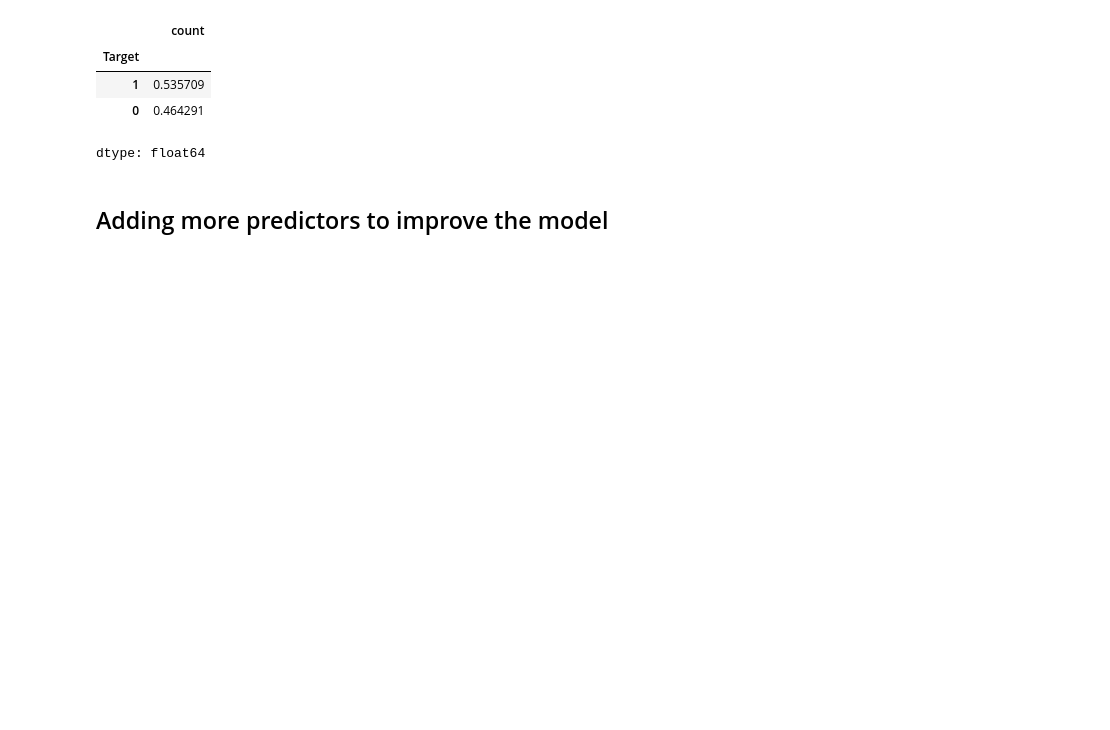
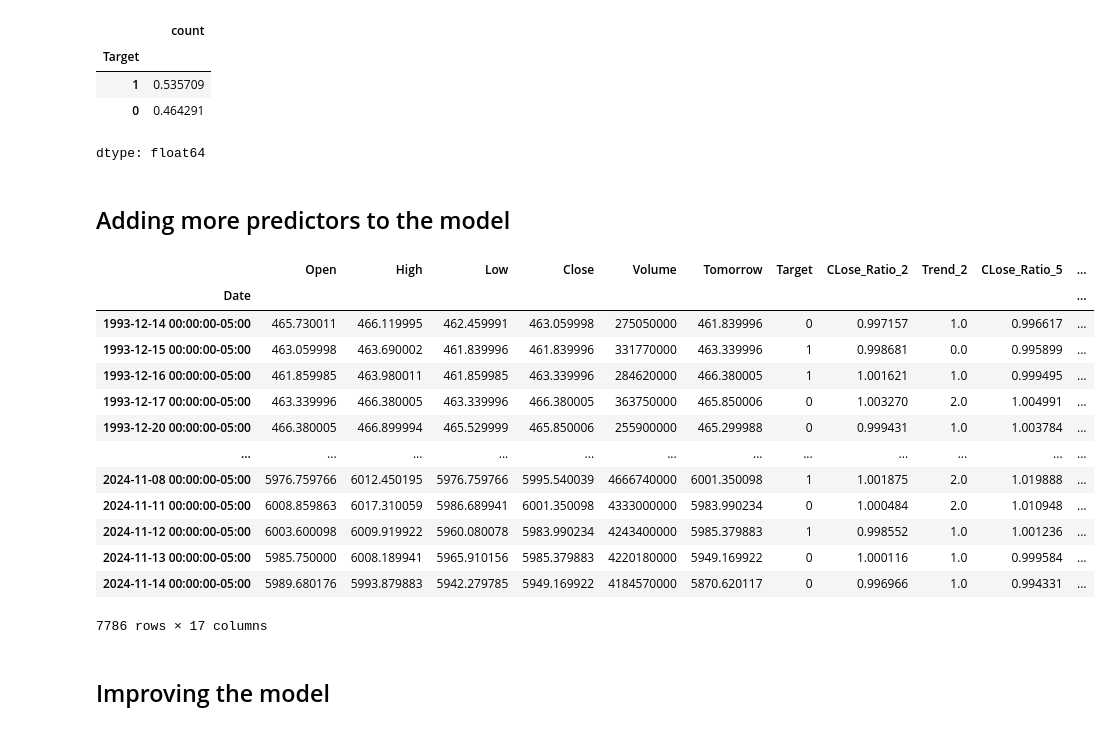
Before and after one commit to mayank1365/s-p-stock-predictor, a Jupyter notebook: Stock_predictor.ipynb, the cells around one changed output. Cells and saved outputs as stored; diff of their text form; code cells hidden in the pictures; blank space fills up the shorter version.

Commit message:
modified model

```diff
--- a/Stock_predictor.ipynb
+++ b/Stock_predictor.ipynb
@@ -201,4 +201,4 @@ predictions["Target"].value_counts() / predictions.shape[0]
 | 0 | 0.464291 |
 dtype: float64
 # %% [markdown]
-## Adding more predictors to improve the model
+## Adding more predictors to the model
@@ -206,0 +205,35 @@ horizons = [2,5,60,250,1000]  # Each number represnets number of days from today
+# %%
+horizons = [2,5,60,250,1000]  # Each number represnets number of days from today
+
+new_predictors = []
+for i in horizons:
+  rolling_average = sp500.rolling(i).mean()
+
+  ration_column = f"CLose_Ratio_{i}"
+  sp500[ration_column] = sp500["Close"] / rolling_average["Close"]
+
+  trend_column = f"Trend_{i}"
+  sp500[trend_column] = sp500.shift(1).rolling(i).sum()["Target"]
+
+  new_predictors += [ration_column , trend_column]
+# %%
+sp500 = sp500.dropna()
+# %%
+sp500
+# %% [output]
+|  | Open | High | Low | Close | Volume | Tomorrow | Target | CLose_Ratio_2 | Trend_2 | CLose_Ratio_5 | ... |
+| Date |  |  |  |  |  |  |  |  |  |  | ... |
+| 1993-12-14 00:00:00-05:00 | 465.730011 | 466.119995 | 462.459991 | 463.059998 | 275050000 | 461.839996 | 0 | 0.997157 | 1.0 | 0.996617 | ... |
+| 1993-12-15 00:00:00-05:00 | 463.059998 | 463.690002 | 461.839996 | 461.839996 | 331770000 | 463.339996 | 1 | 0.998681 | 0.0 | 0.995899 | ... |
+| 1993-12-16 00:00:00-05:00 | 461.859985 | 463.980011 | 461.859985 | 463.339996 | 284620000 | 466.380005 | 1 | 1.001621 | 1.0 | 0.999495 | ... |
+| 1993-12-17 00:00:00-05:00 | 463.339996 | 466.380005 | 463.339996 | 466.380005 | 363750000 | 465.850006 | 0 | 1.003270 | 2.0 | 1.004991 | ... |
+| 1993-12-20 00:00:00-05:00 | 466.380005 | 466.899994 | 465.529999 | 465.850006 | 255900000 | 465.299988 | 0 | 0.999431 | 1.0 | 1.003784 | ... |
+| ... | ... | ... | ... | ... | ... | ... | ... | ... | ... | ... | ... |
+| 2024-11-08 00:00:00-05:00 | 5976.759766 | 6012.450195 | 5976.759766 | 5995.540039 | 4666740000 | 6001.350098 | 1 | 1.001875 | 2.0 | 1.019888 | ... |
+| 2024-11-11 00:00:00-05:00 | 6008.859863 | 6017.310059 | 5986.689941 | 6001.350098 | 4333000000 | 5983.990234 | 0 | 1.000484 | 2.0 | 1.010948 | ... |
+| 2024-11-12 00:00:00-05:00 | 6003.600098 | 6009.919922 | 5960.080078 | 5983.990234 | 4243400000 | 5985.379883 | 1 | 0.998552 | 1.0 | 1.001236 | ... |
+| 2024-11-13 00:00:00-05:00 | 5985.750000 | 6008.189941 | 5965.910156 | 5985.379883 | 4220180000 | 5949.169922 | 0 | 1.000116 | 1.0 | 0.999584 | ... |
+| 2024-11-14 00:00:00-05:00 | 5989.680176 | 5993.879883 | 5942.279785 | 5949.169922 | 4184570000 | 5870.620117 | 0 | 0.996966 | 1.0 | 0.994331 | ... |
+7786 rows × 17 columns
+# %% [markdown]
+## Improving the model
```
Also changed, not shown: parts of 8 cells of this notebook.
